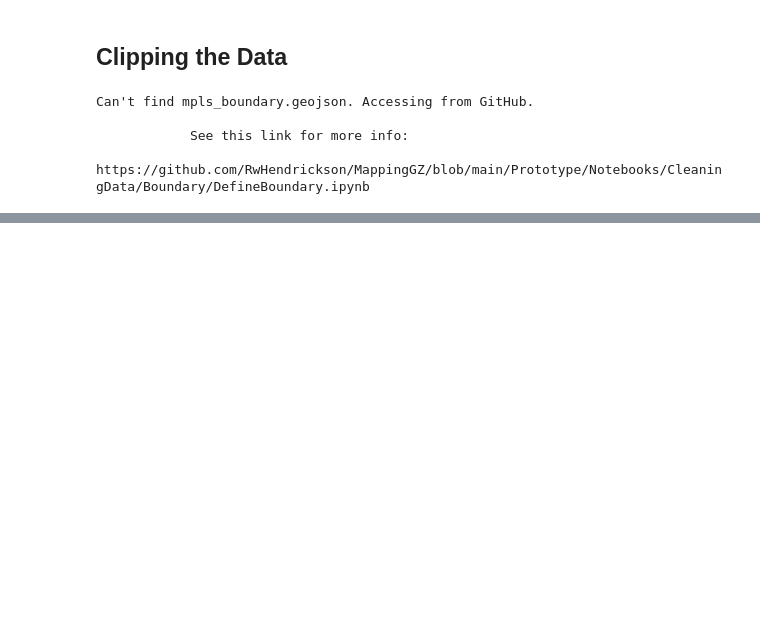
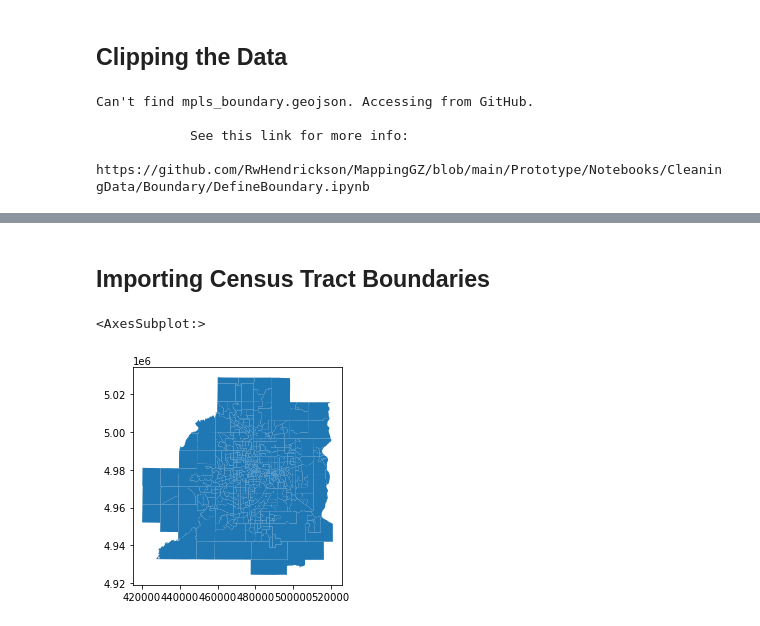
Before and after one commit to RwHendrickson/MappingGZ, a Jupyter notebook: Prototype/Notebooks/CleaningData/Health/Cleaning_PLACES.ipynb, the cells around one changed output, grey strips where cells are left out. Drawn from its saved outputs; the diff is of its cells as text; code cells hidden in the pictures; blank space fills up the shorter version.

```diff
--- a/Prototype/Notebooks/CleaningData/Health/Cleaning_PLACES.ipynb
+++ b/Prototype/Notebooks/CleaningData/Health/Cleaning_PLACES.ipynb
@@ -145 +124,9 @@ cdc_clp.to_file(r'mpls_health_data.shp') # Save shapefile
 cdc_clp.to_file(r'mpls_health_data.geojson', driver='GeoJSON')
+# %% [markdown]
+## Importing Census Tract Boundaries
+# %%
+hennepin_tracts = gpd.read_file("Census2010TigerTract.shp")
+hennepin_tracts.plot()
+# %% [output]
+<AxesSubplot:>
+[figure, added]
```
Also changed, not shown: parts of 13 cells of this notebook, 8 other files.
